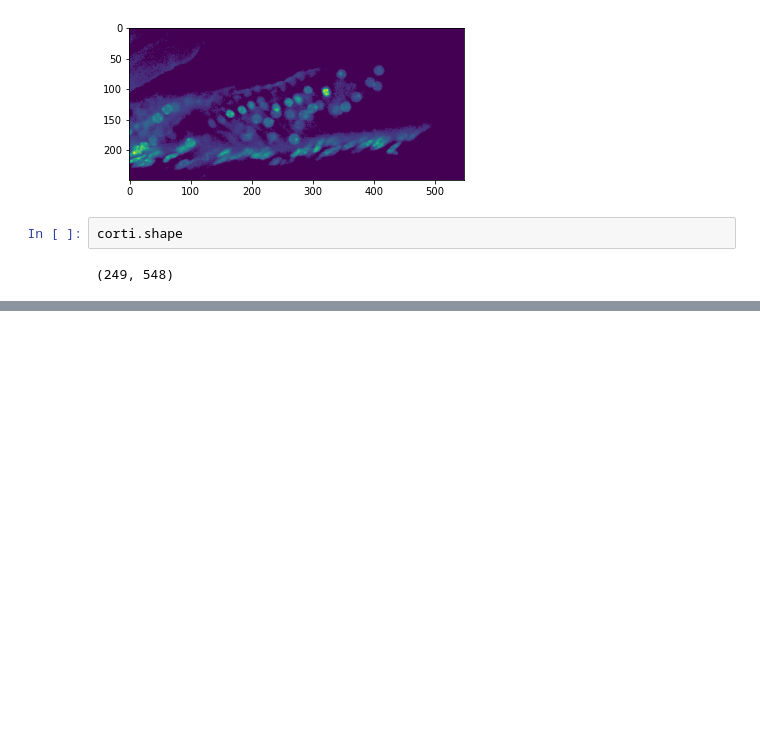
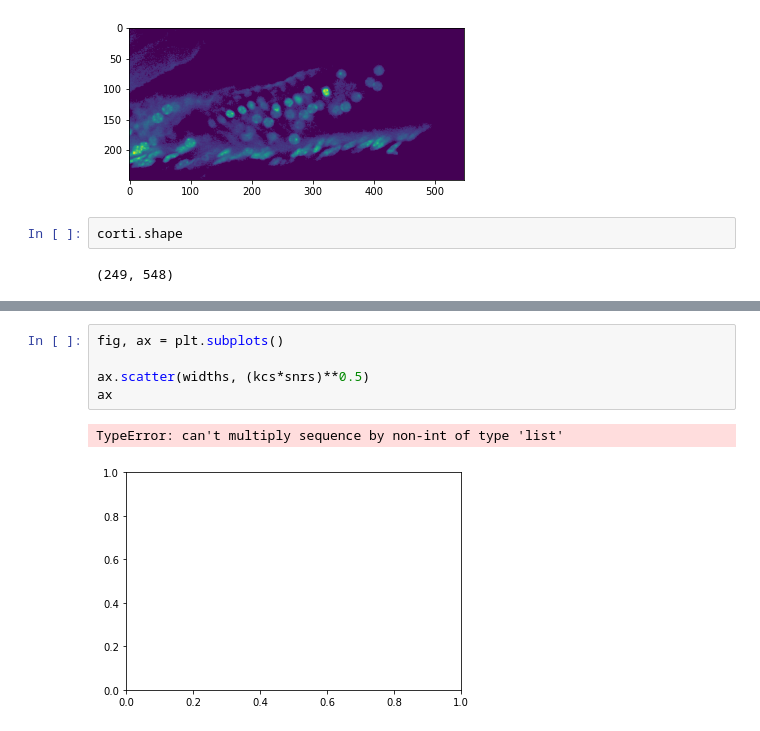
Before and after one commit to centuri-engineering/auto_metro, a Jupyter notebook: notebooks/PythonImDecorr.ipynb, the cells around one changed output, grey strips where cells are left out. Cells and saved outputs as stored; diff of their text form; blank space fills up the shorter version.

```diff
--- a/notebooks/PythonImDecorr.ipynb
+++ b/notebooks/PythonImDecorr.ipynb
@@ -641,0 +340,8 @@ array([[0.67074799, 0.83671364, 0.25276363, ..., 0.19642213, 0.58379736,
+# %%
+fig, ax = plt.subplots()
+
+ax.scatter(widths, (kcs*snrs)**0.5)
+ax
+# %% [output]
+TypeError: can't multiply sequence by non-int of type 'list'
+[figure, added]
```
Also changed, not shown: parts of 67 cells of this notebook, 1 other file.
